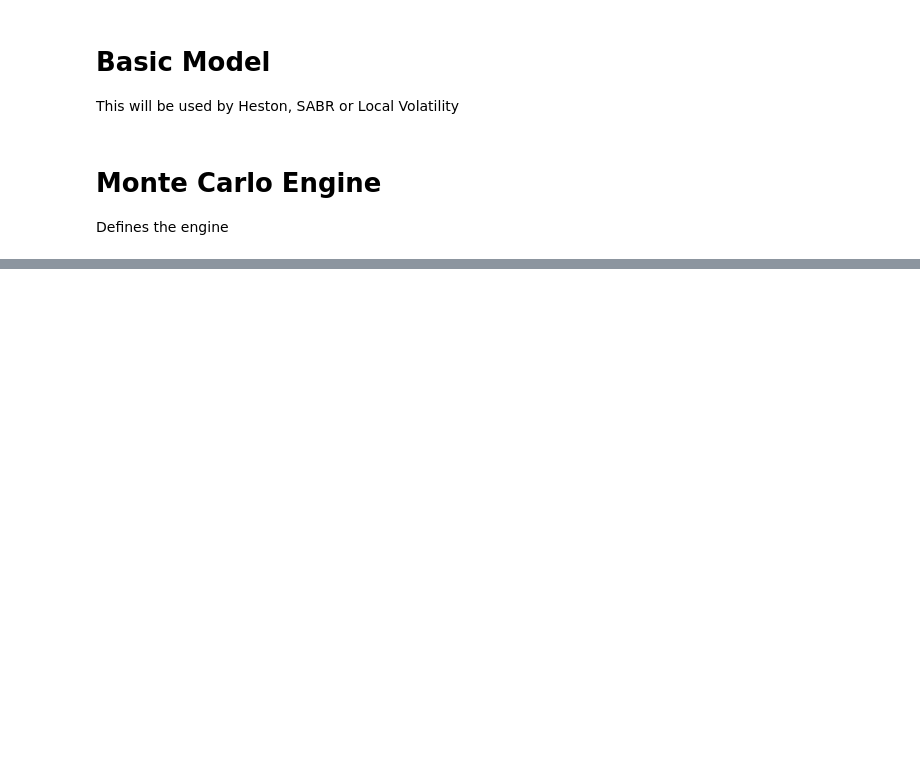
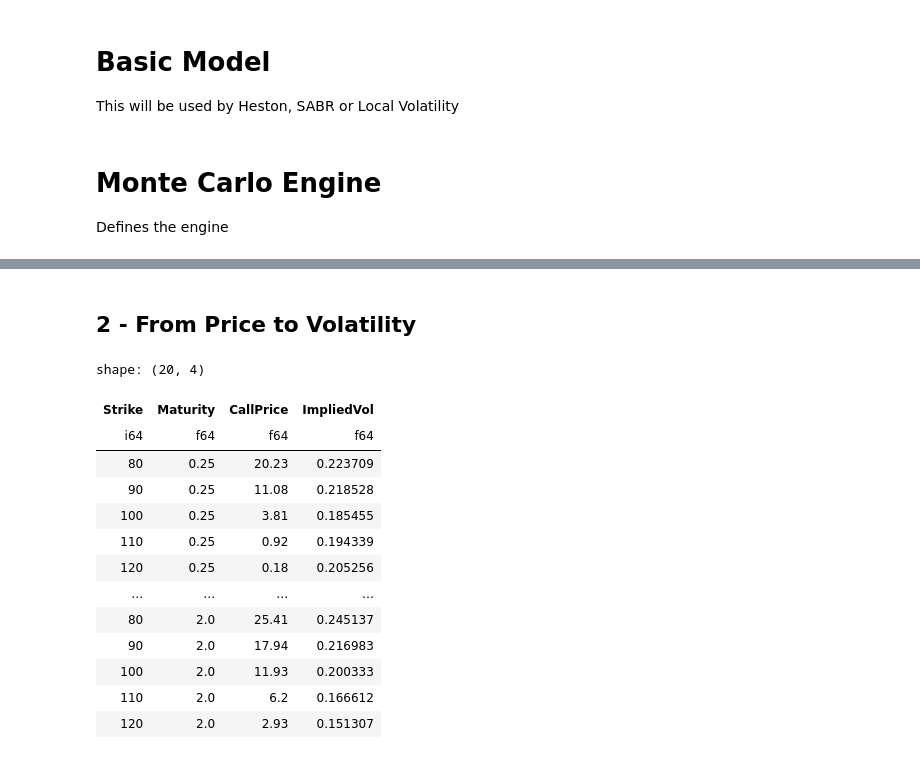
Before and after one commit to EspejoLuis/q_stuff, a Jupyter notebook: Equity | Local Volatility.ipynb, the cells around one changed output, grey strips where cells are left out. Cells and saved outputs as stored; diff of their text form; code cells hidden in the pictures; blank space fills up the shorter version.

Commit message:
Updating Local Volatility

```diff
--- a/Equity | Local Volatility.ipynb
+++ b/Equity | Local Volatility.ipynb
@@ -303,0 +434,69 @@ The PDE states that for a hedged portfolio, all randomness is removed and the re
+# %% [markdown]
+## 2 - From Price to Volatility
+# %%
+from scipy.optimize import brentq
+from scipy.stats import norm
+import numpy as np
+
+# ------------------------------------------------------------
+# 1. Black–Scholes call pricing function
+# ------------------------------------------------------------
+def bs_call_price(s0: float, K: float, r: float, q: float, sigma: float, T: float) -> float:
+    if T <= 0.0:
+        return max(0.0, s0 - K)
+    vol_sqrt_t = sigma * np.sqrt(T)
+    if vol_sqrt_t <= 0.0:
+        return max(0.0, s0 * np.exp(-q * T) - K * np.exp(-r * T))
+    d1 = (np.log(s0 / K) + (r - q + 0.5 * sigma**2) * T) / vol_sqrt_t
+    d2 = d1 - vol_sqrt_t
+    return s0 * np.exp(-q * T) * norm.cdf(d1) - K * np.exp(-r * T) * norm.cdf(d2)
+
+# ------------------------------------------------------------
+# 2. Implied volatility solver (Brent Method)
+# ------------------------------------------------------------
+def implied_vol_call(price: float, s0: float, K: float, r: float, q: float, T: float,
+                     sigma_lo: float = 1e-6, sigma_hi: float = 5.0) -> float:
+    """Solve for implied volatility via Brent's method."""
+    if T <= 0.0:
+        return 0.0
+
+    def f(sig: float) -> float:
+        return bs_call_price(s0, K, r, q, sig, T) - price
+
+    try:
+        return brentq(f, sigma_lo, sigma_hi, maxiter=200)
+    except ValueError:
+        return np.nan
+
+# ------------------------------------------------------------
+# 3. Apply to your existing DataFrame `df`
+# ------------------------------------------------------------
+df_iv = df.with_columns(
+    pl.struct(["Strike", "Maturity", "CallPrice"]).map_elements(
+        lambda x: implied_vol_call(
+            price=x["CallPrice"],
+            s0=S0,
+            K=x["Strike"],
+            r=r,
+            q=q,
+            T=x["Maturity"]
+        )
+    ).alias("ImpliedVol")
+)
+
+df_iv
+# %% [output]
+shape: (20, 4)
+| Strike | Maturity | CallPrice | ImpliedVol |
+| i64 | f64 | f64 | f64 |
+| 80 | 0.25 | 20.23 | 0.223709 |
+| 90 | 0.25 | 11.08 | 0.218528 |
+| 100 | 0.25 | 3.81 | 0.185455 |
+| 110 | 0.25 | 0.92 | 0.194339 |
+| 120 | 0.25 | 0.18 | 0.205256 |
+| … | … | … | … |
+| 80 | 2.0 | 25.41 | 0.245137 |
+| 90 | 2.0 | 17.94 | 0.216983 |
+| 100 | 2.0 | 11.93 | 0.200333 |
+| 110 | 2.0 | 6.2 | 0.166612 |
+| 120 | 2.0 | 2.93 | 0.151307 |
```
Also changed, not shown: parts of 10 cells of this notebook.
